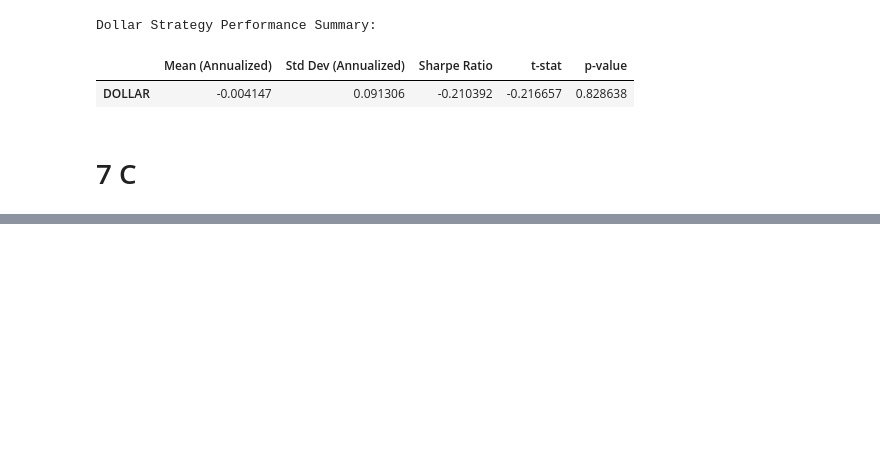
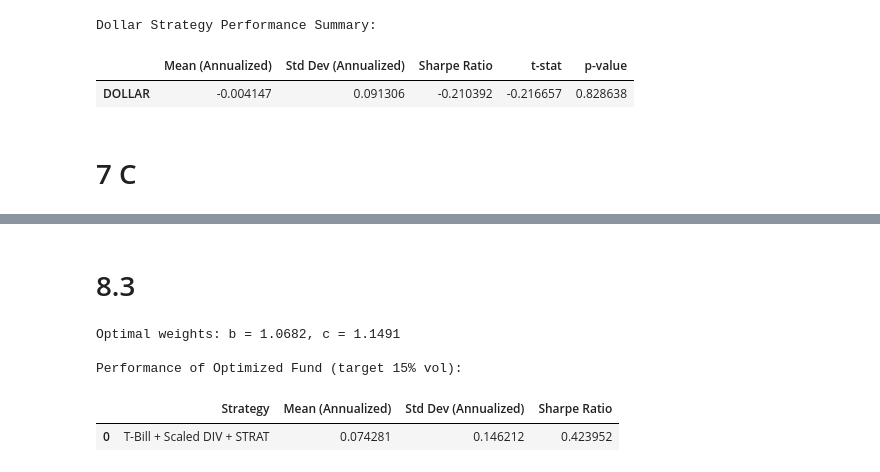
Before and after one commit to mulemule02/investments_project, a Jupyter notebook: investments.ipynb, the cells around one changed output, grey strips where cells are left out. Cells and saved outputs as stored; diff of their text form; code cells hidden in the pictures; blank space fills up the shorter version.

```diff
--- a/investments.ipynb
+++ b/investments.ipynb
@@ -1436,0 +1552,67 @@ Recommendation: DOLLAR provides diversification benefits for DIV investors
+# %% [markdown]
+# 8.3
+# %%
+# Align and compute excess returns
+excess_div = div - rf
+excess_strat = R_STRAT
+common_idx = excess_div.index.intersection(excess_strat.index)
+excess_div = excess_div.reindex(common_idx)
+excess_strat = excess_strat.reindex(common_idx)
+rf_combined = rf.reindex(common_idx)
+
+# Build dataframe
+X_df = pd.DataFrame({
+    'DIV_excess': excess_div,
+    'STRAT': excess_strat
+})
+
+# Drop NaNs
+X_df = X_df.dropna()
+
+# Compute rolling mean and covariance (60 months)
+rolling_mean = X_df.rolling(window=60).mean().dropna()
+rolling_cov = X_df.rolling(window=60).cov().dropna()
+
+# Extract latest window
+mu = rolling_mean.iloc[-1].values  # mean vector
+cov = rolling_cov.loc[rolling_mean.index[-1]].values  # covariance matrix
+
+# Solve unconstrained mean-variance weights
+inv_cov = np.linalg.pinv(cov)
+w_raw = inv_cov @ mu
+
+# Normalize weights to achieve target volatility
+target_vol = 0.15
+current_vol = np.sqrt(w_raw @ cov @ w_raw) * np.sqrt(12)
+scale = target_vol / current_vol
+w_scaled = scale * w_raw
+
+# Extract b and c
+b, c = w_scaled
+R_fund_opt = rf_combined + b * excess_div + c * excess_strat
+print(f"\nOptimal weights: b = {b:.4f}, c = {c:.4f}")
+
+# Construct fund return
+R_fund_opt = rf_combined + b * excess_div + c * excess_strat
+R_fund_opt.name = "FUND_OPT"
+
+# Compute performance stats
+mean_opt = R_fund_opt.mean() * 12
+std_opt = R_fund_opt.std() * np.sqrt(12)
+sharpe_opt = (mean_opt - rf_combined.mean() * 12) / std_opt
+
+summary_fund_opt = pd.DataFrame({
+    'Strategy': ['T-Bill + Scaled DIV + STRAT'],
+    'Mean (Annualized)': [mean_opt],
+    'Std Dev (Annualized)': [std_opt],
+    'Sharpe Ratio': [sharpe_opt]
+})
+
+print("\nPerformance of Optimized Fund (target 15% vol):")
+display(summary_fund_opt)
+# %% [output]
+Optimal weights: b = 1.0682, c = 1.1491
+
+Performance of Optimized Fund (target 15% vol):
+|  | Strategy | Mean (Annualized) | Std Dev (Annualized) | Sharpe Ratio |
+| 0 | T-Bill + Scaled DIV + STRAT | 0.074281 | 0.146212 | 0.423952 |
```
Also changed, not shown: parts of 13 cells of this notebook.
